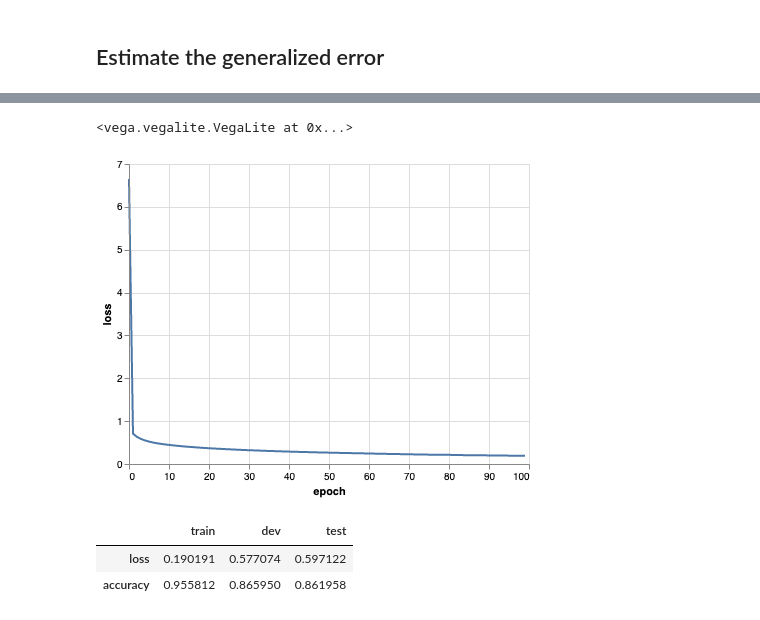
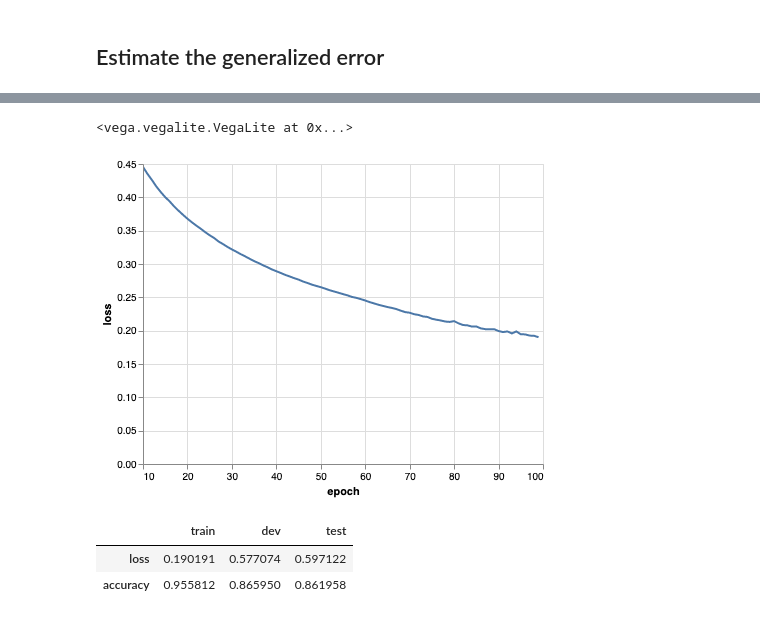
Before and after one commit to manifest/machine-learning-notebook, a Jupyter notebook: tensorflow/classification.cnn.ipynb, the cells around one changed output, grey strips where cells are left out. Saved outputs shown, nothing was run; the diff lists cells and outputs as text; code cells hidden in the pictures.

```diff
--- a/tensorflow/classification.cnn.ipynb
+++ b/tensorflow/classification.cnn.ipynb
@@ -189,13 +190,13 @@ Trainable params: 61,706
 Non-trainable params: 0
 _________________________________________________________________
 # %%
-alt.Chart(ad.metrics_history().reset_index()).mark_line().encode(
+alt.Chart(ad.metrics_history().iloc[10:].reset_index()).mark_line().encode(
     x = "epoch",
     y = "loss",
-)
+).interactive()
 # %% [output]
 <vega.vegalite.VegaLite at 0x...>
-[figure, old version]
+[figure, new version]
 # %%
 ad.generalized_metrics(ds_dev, ds_test)
 # %% [output]
```
Also changed, not shown: parts of 1 cell of this notebook, 4 other files.
